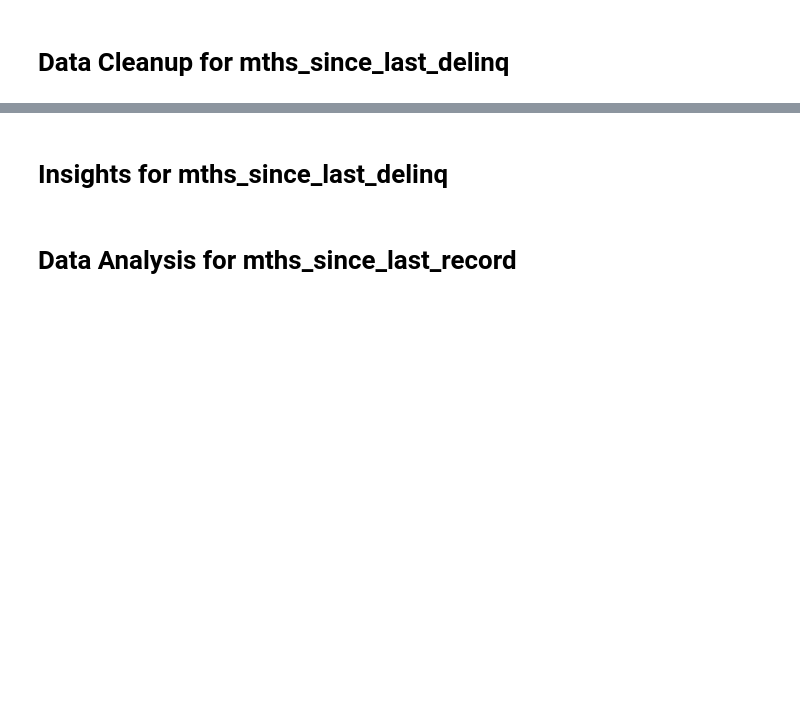
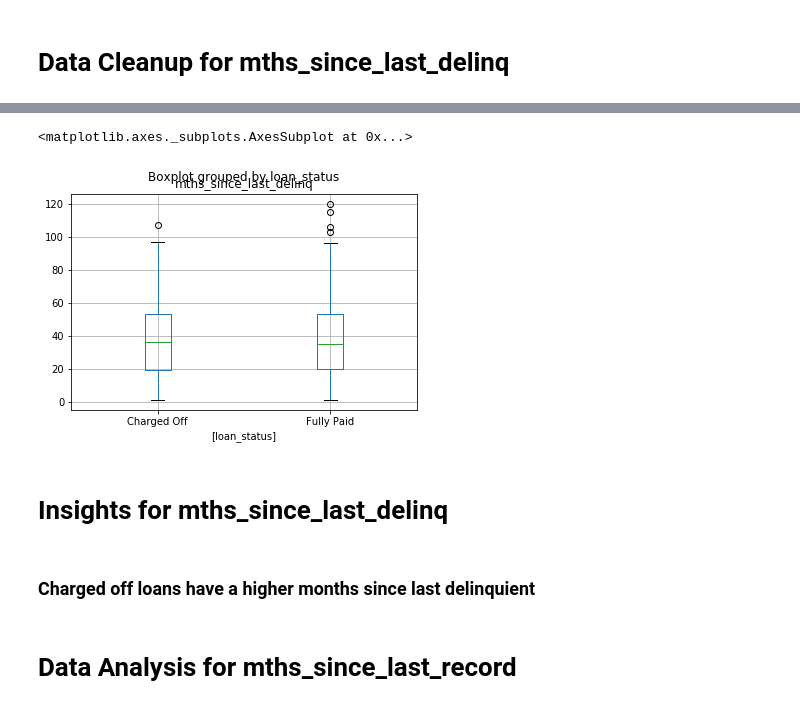
Before and after one commit to amirivija/EDA, a Jupyter notebook: group_assignment.ipynb, the cells around one changed output, grey strips where cells are left out. Cells and saved outputs as stored; diff of their text form; code cells hidden in the pictures; blank space fills up the shorter version.

```diff
--- a/group_assignment.ipynb
+++ b/group_assignment.ipynb
@@ -634,5 +667,12 @@ plt.show()
+# %%
+lending_club.loc[lending_club['mths_since_last_delinq'] != 0][['mths_since_last_delinq', 'loan_status']].boxplot(by='loan_status')
+# %% [output]
+<matplotlib.axes._subplots.AxesSubplot at 0x...>
+[figure, added]
 # %% [markdown]
 # Insights for mths_since_last_delinq
+# %% [markdown]
+### Charged off loans have a higher months since last delinquient
 # %% [markdown]
 # Data Analysis for mths_since_last_record
 # %% [markdown]
```
Also changed, not shown: parts of 3 cells of this notebook.
